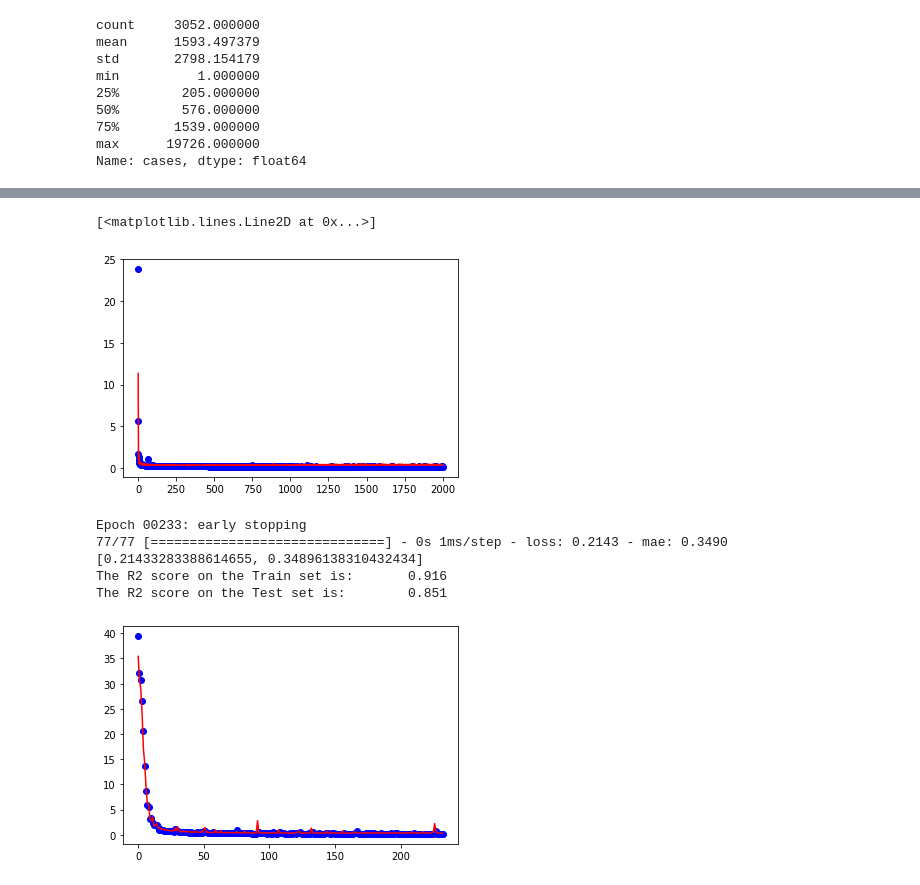
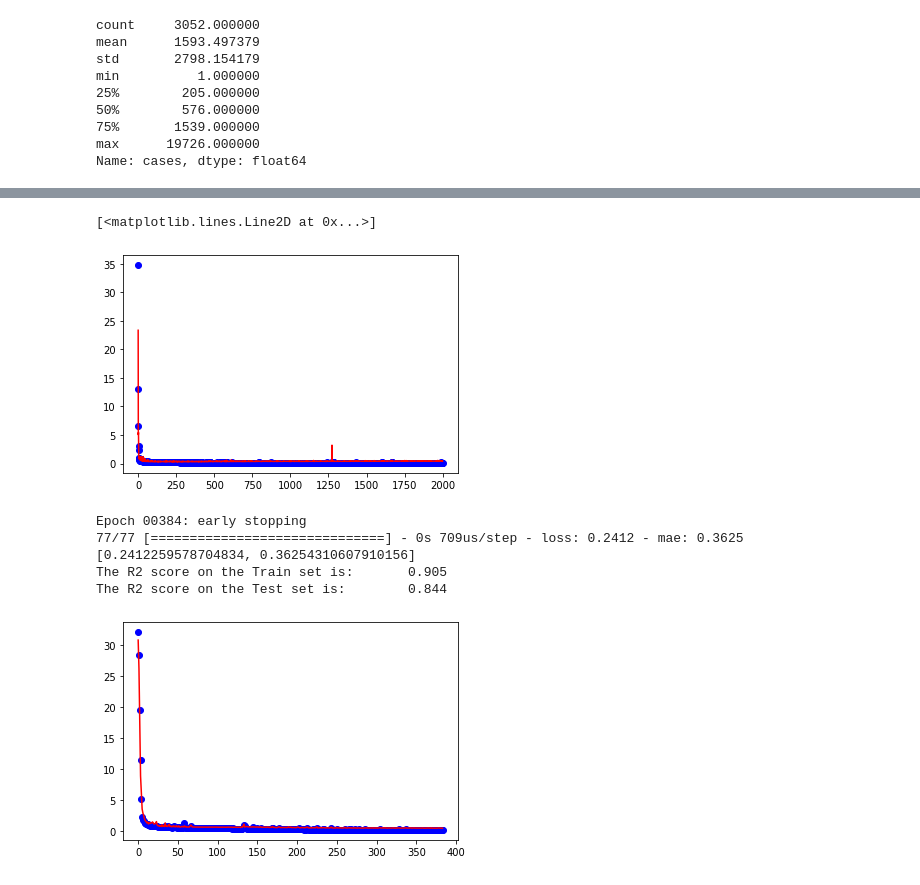
Before and after one commit to CS254-ML-FinalProject/Final-Project, a Jupyter notebook: CNN.ipynb, the cells around one changed output, grey strips where cells are left out. Saved outputs shown, nothing was run; the diff lists cells and outputs as text; code cells hidden in the pictures.

```diff
--- a/CNN.ipynb
+++ b/CNN.ipynb
@@ -230,7 +187,7 @@ The R2 score on the Test set is:        -13413.271
 # %%
-# Defines "deep" model and its structure
+# Defines "deep" model and its structure w/out early stopping
 model = Sequential()
-model.add(Dense(13, input_shape=(9,), activation='relu'))
+model.add(Dense(13, input_shape=(12,), activation='relu'))
 model.add(Dense(13, activation='relu'))
 model.add(Dense(13, activation='relu'))
 model.add(Dense(13, activation='relu'))
@@ -249,47 +206,47 @@ plt.plot(loss_values,'bo',label='training loss')
 plt.plot(val_loss_values,'r',label='training loss val')
 # %% [output]
 [<matplotlib.lines.Line2D at 0x...>]
-[figure, old version]
+[figure, new version]
 # %%
-# Defines "deep" model and its structure
+# Defines "deep" model and its structure w/ early stopping
 
 model = Sequential()
-model.add(Dense(64, input_shape=(16,), activation='relu'))
+model.add(Dense(13, input_shape=(12,), activation='relu'))
 model.add(Dense(13, activation='relu'))
 model.add(Dense(13, activation='relu'))
 model.add(Dense(13, activation='relu'))
 model.add(Dense(13, activation='relu'))
 model.add(Dense(13, activation='relu'))
 model.add(Dense(13, activation='relu'))
 model.add(Dense(1,))
-model.compile(Adam(lr=0.0003), 'mean_squared_error', metrics=['mae'])
+model.compile(Adam(lr=0.0005), 'mean_squared_error', metrics=['mae'])
 
 # Pass several parameters to 'EarlyStopping' function and assigns it to 'earlystopper'
-earlystopper = EarlyStopping(monitor='loss', min_delta=0, patience=30, verbose=1, mode='auto')
+earlystopper = EarlyStopping(monitor='loss', min_delta=0, patience=20, verbose=1, mode='auto')
 
 # Fits model over 2000 iterations with 'earlystopper' callback, and assigns it to history
-history = model.fit(xtrain, ytrain, epochs = 2000, validation_split = 0.25, shuffle = True, verbose = 0,
+history = model.fit(xtrain, ytrain, epochs = 1000, validation_split = 0.2, shuffle = False, verbose = 0,
                     callbacks = [earlystopper])
 print(model.evaluate(xtrain, ytrain))
 
 # Plots 'history'
 history_dict=history.history
 loss_values = history_dict['loss']
 val_loss_values=history_dict['val_loss']
 plt.plot(loss_values,'bo',label='training loss')
 plt.plot(val_loss_values,'r',label='training loss val')
 
 # Runs model with its current weights on the training and testing data
 ytrain_pred = model.predict(xtrain)
 ytest_pred = model.predict(xtest)
 
 # Calculates and prints r2 score of training and testing data
 print("The R2 score on the Train set is:\t{:0.3f}".format(r2_score(ytrain, ytrain_pred)))
 print("The R2 score on the Test set is:\t{:0.3f}".format(r2_score(ytest, ytest_pred)))
 # %% [output]
-Epoch 00233: early stopping
-77/77 [==============================] - 0s 1ms/step - loss: 0.2143 - mae: 0.3490
-[0.21433283388614655, 0.34896138310432434]
-The R2 score on the Train set is:       0.916
-The R2 score on the Test set is:        0.851
+Epoch 00384: early stopping
+77/77 [==============================] - 0s 709us/step - loss: 0.2412 - mae: 0.3625
+[0.2412259578704834, 0.36254310607910156]
+The R2 score on the Train set is:       0.905
+The R2 score on the Test set is:        0.844
-[figure, old version]
+[figure, new version]
```
Also changed, not shown: parts of 11 cells of this notebook, 1 other file.
